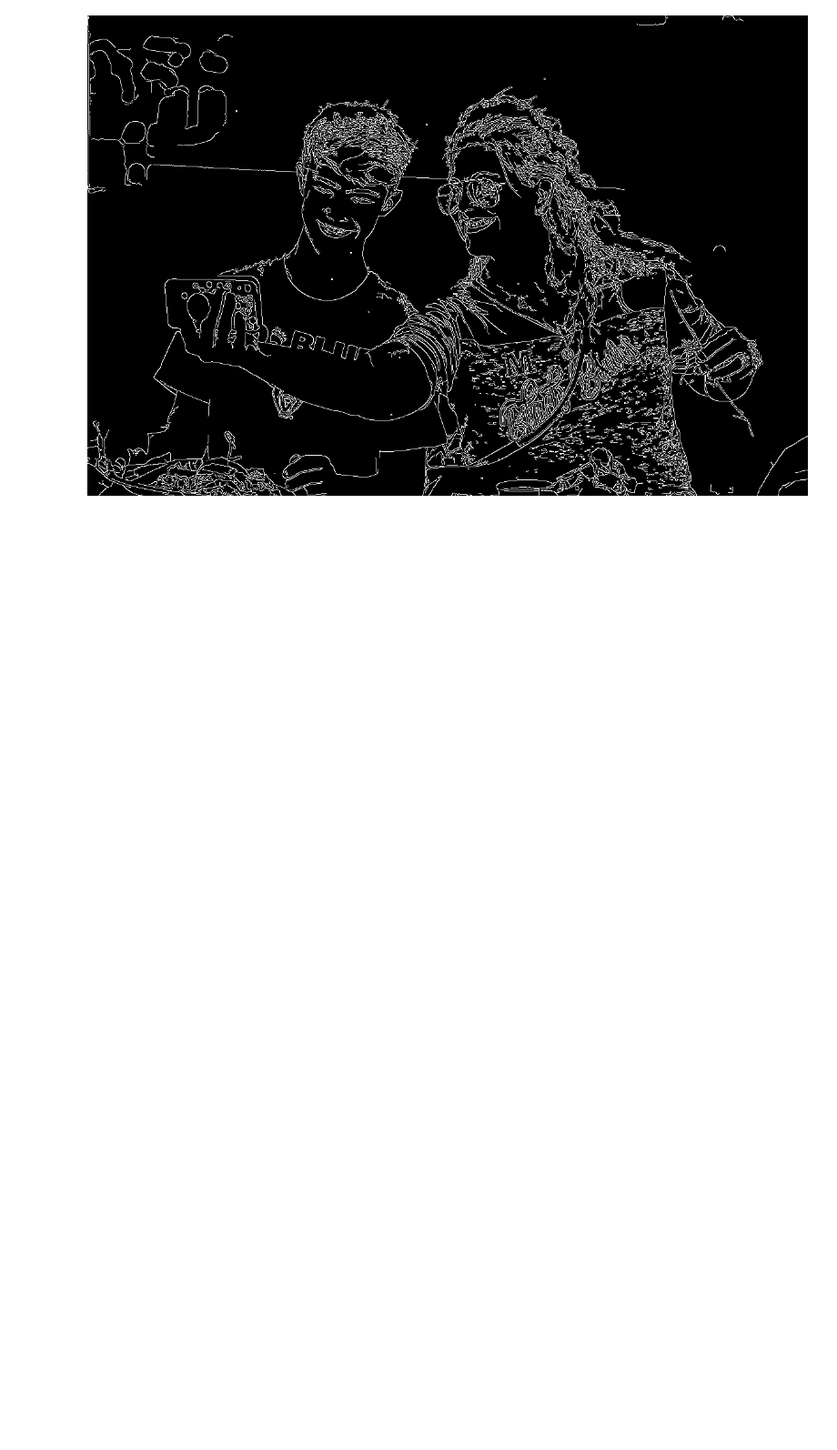
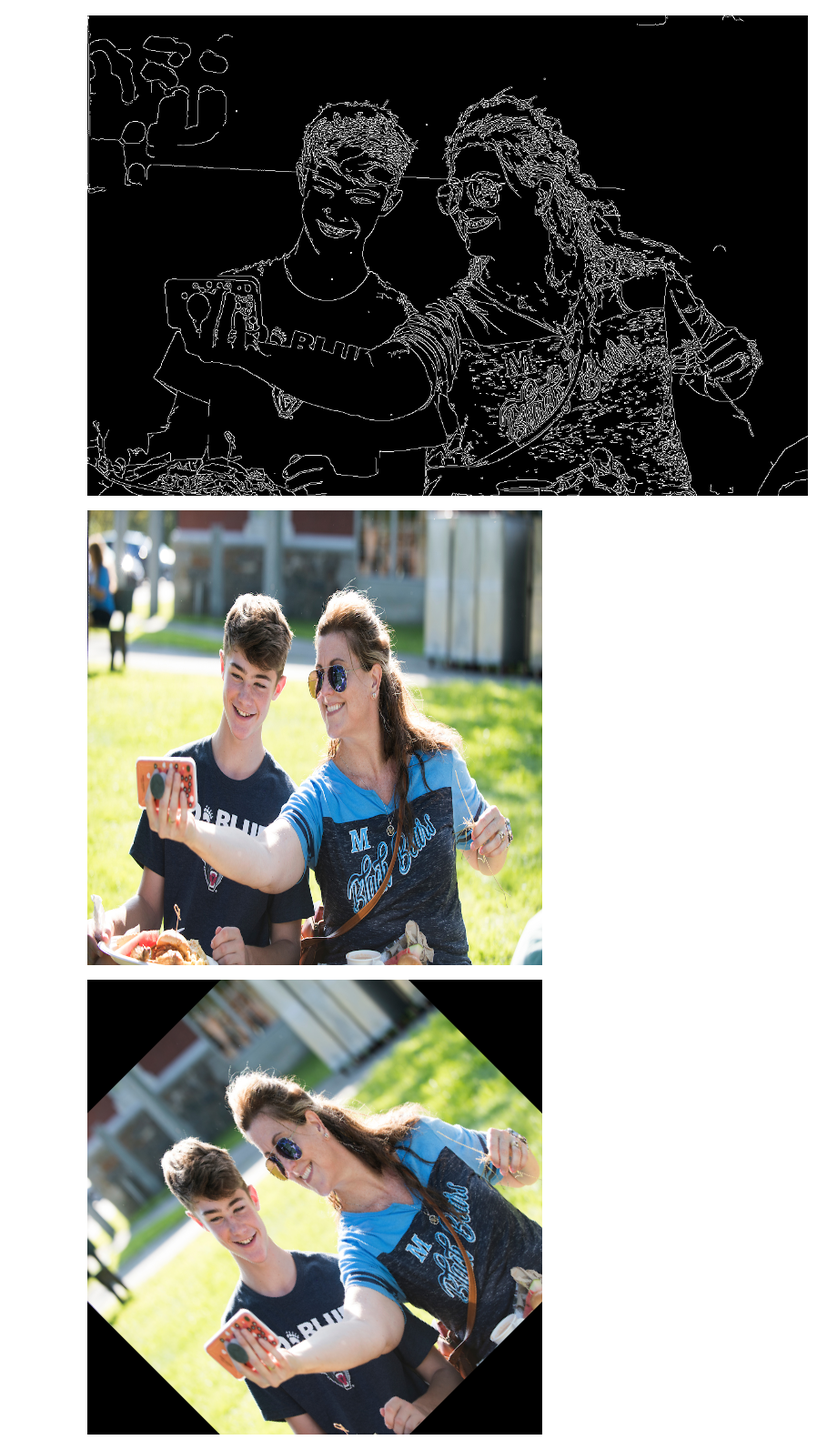
Before and after one commit to anumit-web/Open-CV--Computer-Vision-tutorial-1, a Jupyter notebook: Open-CV-test-1.ipynb, the cells around one changed output. Shown at 91% size. Saved outputs shown, nothing was run; the diff lists cells and outputs as text; code cells hidden in the pictures; blank space fills up the shorter version.

```diff
--- a/Open-CV-test-1.ipynb
+++ b/Open-CV-test-1.ipynb
@@ -46,15 +46,23 @@ cv2.destroyAllWindows()
 # %% [output]
 [figure]
 # %%
+width = 500
+height = 500
+
 # Resizing the image
 resized_image = cv2.resize(image, (width, height))
 
 # Rotating the image by 45 degrees
 rotation_matrix = cv2.getRotationMatrix2D((width / 2, height / 2), 45, 1)
 rotated_image = cv2.warpAffine(resized_image, rotation_matrix, (width, height))
 
 # Displaying the resized and rotated images
-cv2.imshow('Resized Image', resized_image)
-cv2.imshow('Rotated Image', rotated_image)
+#cv2.imshow('Resized Image', resized_image)
+#cv2.imshow('Rotated Image', rotated_image)
+cv2_imshow(resized_image)
+cv2_imshow(rotated_image)
 cv2.waitKey(0)
 cv2.destroyAllWindows()
+# %% [output]
+[figure, added]
+[figure, added]
```
